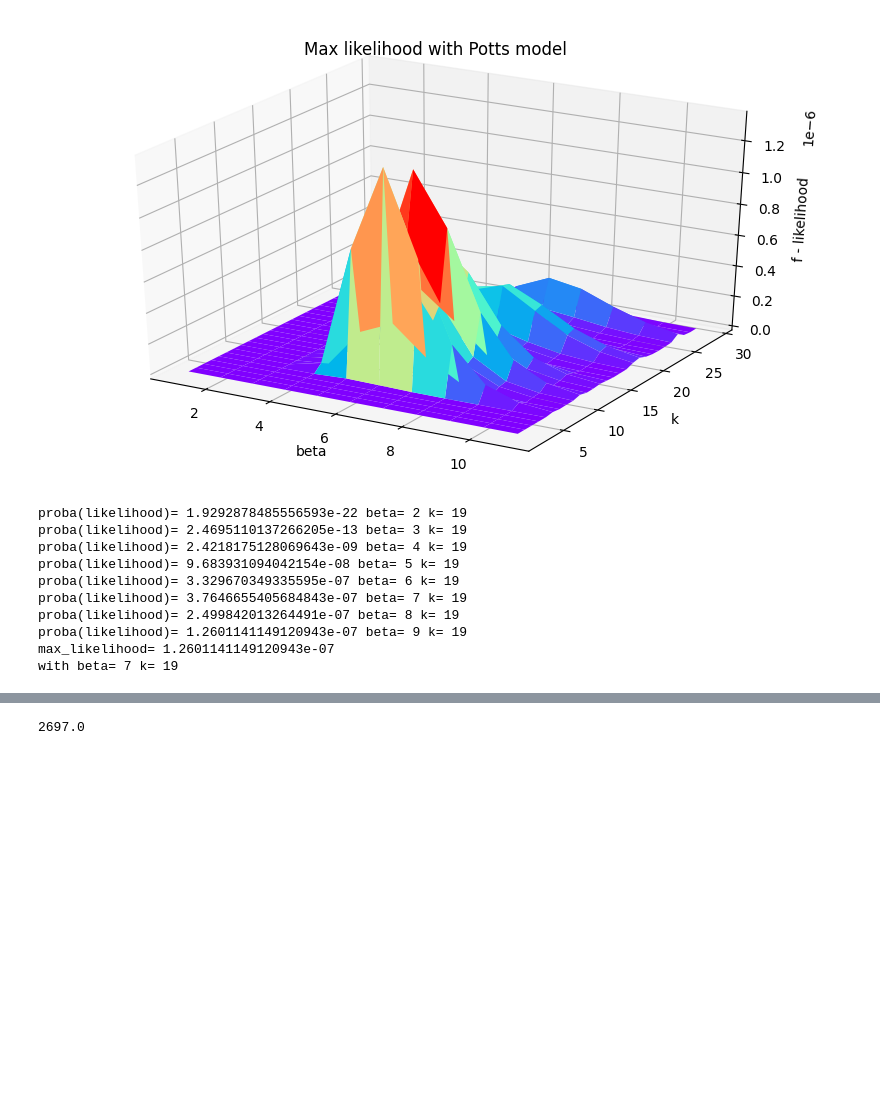
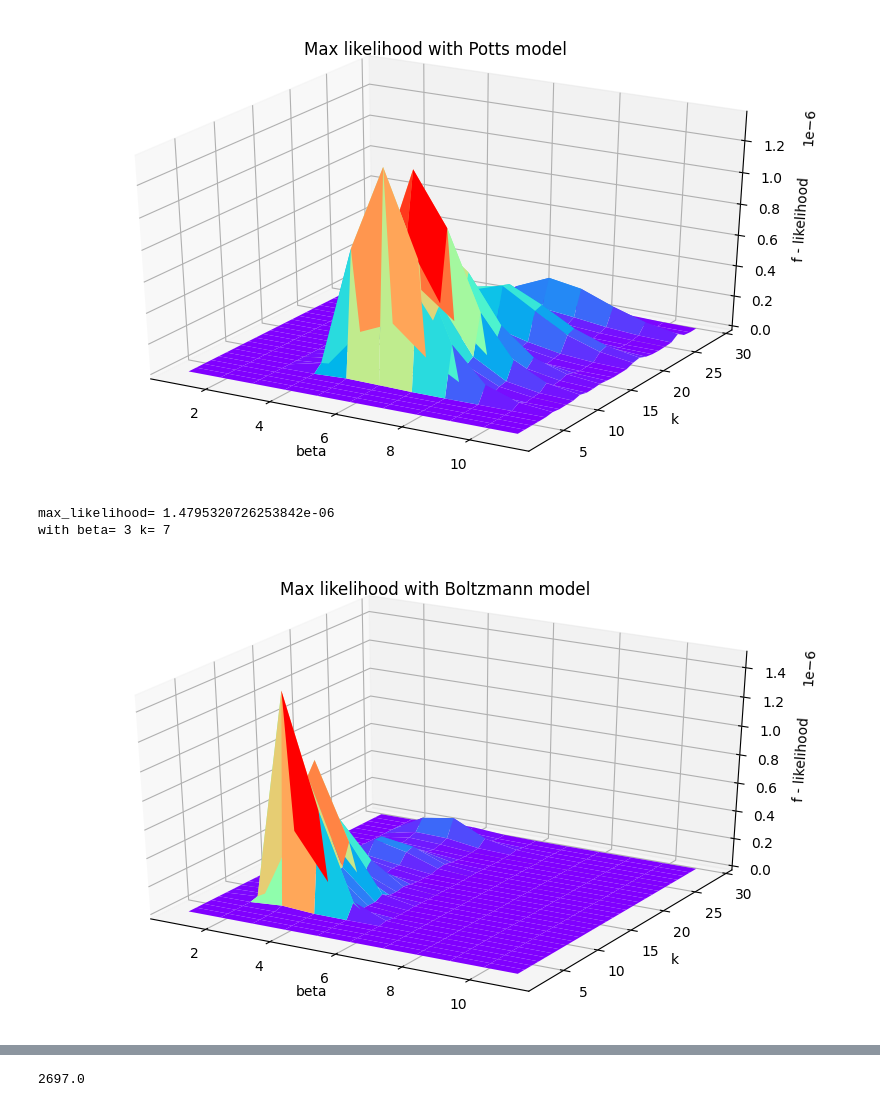
Before and after one commit to LANZhengyang/MFML_Bayesian_KNN, a Jupyter notebook: MFML.ipynb, the cells around one changed output, grey strips where cells are left out. Drawn from its saved outputs; the diff is of its cells as text; code cells hidden in the pictures; blank space fills up the shorter version.

```diff
--- a/MFML.ipynb
+++ b/MFML.ipynb
@@ -174,6 +174,41 @@ def distribution_Boltzmann(index,beta,X,y,k,get="conditional",y_i=0):
   elif get =="conditional":
     return all_dis[y_i]/z
 
+# Plot_Maxlikelihood_potts_model
+def Plot_Maxlikelihood_boltzmann_model(beta_min,beta_max,k_min,k_max,X,y):
+
+    para_all=np.zeros([len(range(beta_min,beta_max)),len(range(k_min,k_max))])
+    para=[0,0]
+    proba_max=0
+    for beta in range(beta_min,beta_max):
+      for k in range(k_min,k_max):
+        proba=1
+        for n in range(len(y)):
+          proba=proba*distribution_Boltzmann(index=n,beta=beta,X=X,y=y,k=k,get="conditional",y_i=y[n])
+
+        para_all[beta-beta_min][k-k_min]=proba
+        if proba>proba_max:
+          proba_max = proba
+          para[0]=beta
+          para[1]=k
+    print("max_likelihood=",proba_max)
+    print("with beta=",para[0],"k=",para[1])
+    fig = plt.figure(figsize=(10,6),dpi=100)
+    ax3 = plt.axes(projection='3d')
+    #data
+    beta = np.arange(beta_min,beta_max)
+    k = np.arange(k_min,k_max)
+    beta, k = np.meshgrid(beta, k)
+
+    Z = para_all[beta-beta_min,k-k_min]
+
+    ax3.plot_surface(beta,k,Z,rstride = 1, cstride = 1,cmap='rainbow')
+    ax3.set_xlabel('beta')
+    ax3.set_ylabel('k')
+    ax3.set_zlabel('f - likelihood')
+    ax3.set_title("Max likelihood with Boltzmann model")
+    plt.show()
+
 # formula 8
 def pseudo_likelihood_approximation(beta,X,y,k):
     classifier = knn()
@@ -197,13 +232,8 @@ def pseudo_likelihood_approximation(beta,X,y,k):
         for g in range(2):
           down_left_sum = classifier_temp.potential_function(X[i],g)
           down_right_sum = classifier.mutual_neighbours(i,y_i=g)
-          print(np.exp((beta/k)*(down_left_sum + down_right_sum)))
           down_sum += np.exp((beta/k)*(down_left_sum + down_right_sum))
-        print("-------")
-        # print("up",up_sum)
-        # print("down",down_sum)
-        # print("down",down__sum)
-        # print("all",(up_sum/down_sum))
+
         prob = prob*(up_sum/down_sum)
 
     return prob
@@ -237,32 +267,13 @@ Plot_Maxlikelihood_potts_model(1,12,2,30,X,y)
 max_likelihood= 1.3533149868393306e-06
 with beta= 6 k= 7
 [figure]
-# %%
-para=[0,0]
-proba_max=0
-for beta in range(2,10):
-  for k in range(19,20):
-    proba=1
-    for n in range(len(y)):
-      proba=proba*distribution_Boltzmann(index=n,beta=beta,X=X,y=y,k=k,get="conditional",y_i=y[n])
-    print("proba(likelihood)=",proba,"beta=",beta,"k=",k)
-    if proba>proba_max:
-      proba_max = proba
-      para[0]=beta
-      para[1]=k
-print("max_likelihood=",proba)
-print("with beta=",para[0],"k=",para[1])
-# %% [output]
-proba(likelihood)= 1.9292878485556593e-22 beta= 2 k= 19
-proba(likelihood)= 2.4695110137266205e-13 beta= 3 k= 19
-proba(likelihood)= 2.4218175128069643e-09 beta= 4 k= 19
-proba(likelihood)= 9.683931094042154e-08 beta= 5 k= 19
-proba(likelihood)= 3.329670349335595e-07 beta= 6 k= 19
-proba(likelihood)= 3.7646655405684843e-07 beta= 7 k= 19
-proba(likelihood)= 2.499842013264491e-07 beta= 8 k= 19
-proba(likelihood)= 1.2601141149120943e-07 beta= 9 k= 19
-max_likelihood= 1.2601141149120943e-07
-with beta= 7 k= 19
+# %%
+# Find and plot the max likelihood f in boltzmann model with given beta_min,beta_max,k_min,k_max
+Plot_Maxlikelihood_boltzmann_model(1,12,2,30,X,y)
+# %% [output]
+max_likelihood= 1.4795320726253842e-06
+with beta= 3 k= 7
+[figure, added]
 # %%
 pseudo_likelihood_approximation(beta=10,X=X[:100],y=y[:100],k=10)
 # %%
```
Also changed, not shown: parts of 2 cells of this notebook.
